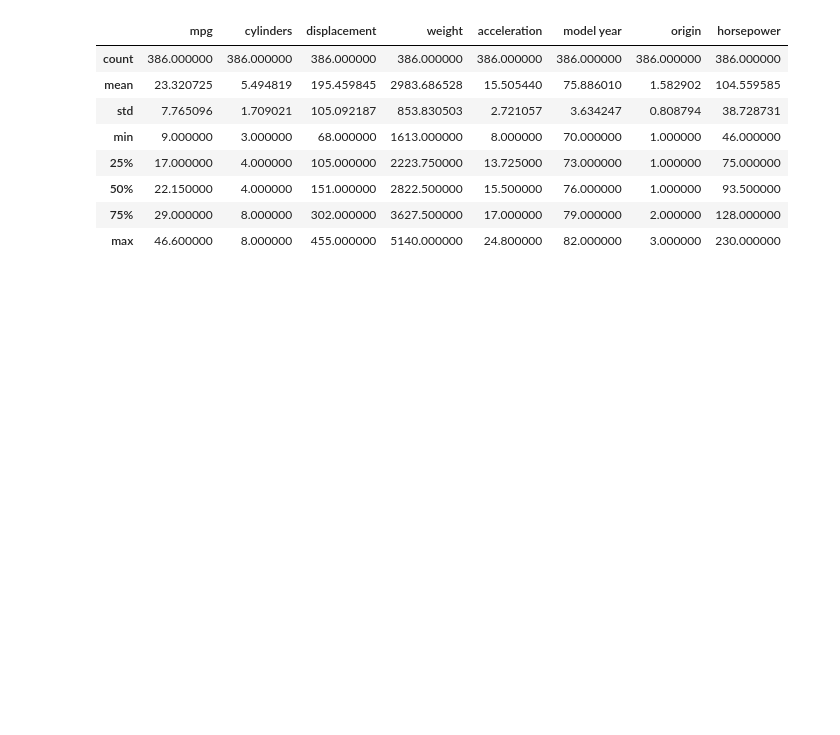
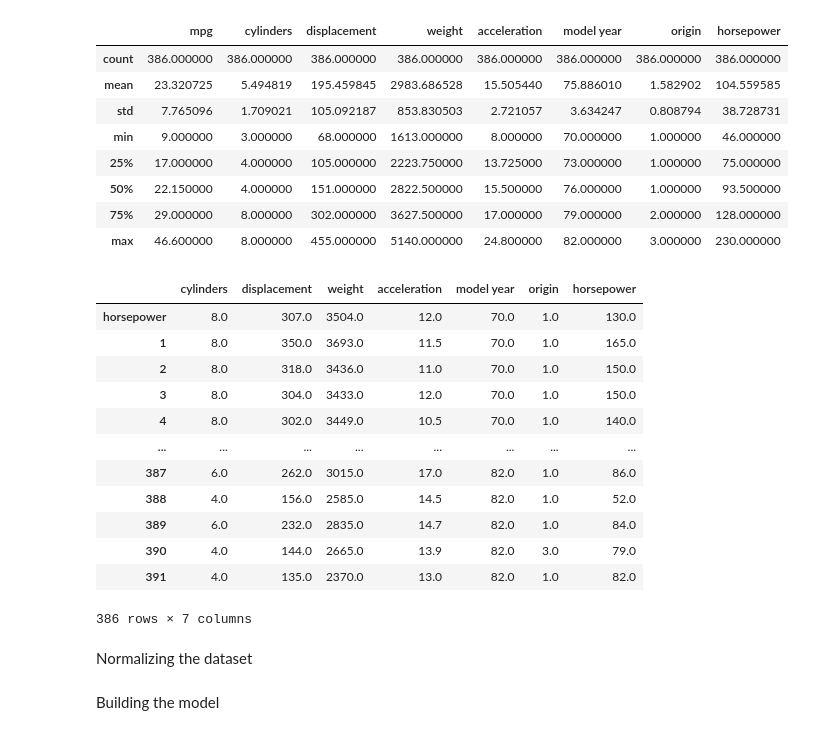
Before and after one commit to Satwikram/Deep-Learning-Implementations, a Jupyter notebook: Basic Regression/Fuel_Prediction.ipynb, the cells around one changed output. Drawn from its saved outputs; the diff is of its cells as text; code cells hidden in the pictures; blank space fills up the shorter version.

```diff
--- a/Basic Regression/Fuel_Prediction.ipynb
+++ b/Basic Regression/Fuel_Prediction.ipynb
@@ -293,0 +292,19 @@ dataset.describe()
+# %%
+x = dataset.drop('mpg', axis = 1)
+y = dataset['mpg']
+# %%
+x
+# %% [output]
+|  | cylinders | displacement | weight | acceleration | model year | origin | horsepower |
+| horsepower | 8.0 | 307.0 | 3504.0 | 12.0 | 70.0 | 1.0 | 130.0 |
+| 1 | 8.0 | 350.0 | 3693.0 | 11.5 | 70.0 | 1.0 | 165.0 |
+| 2 | 8.0 | 318.0 | 3436.0 | 11.0 | 70.0 | 1.0 | 150.0 |
+| 3 | 8.0 | 304.0 | 3433.0 | 12.0 | 70.0 | 1.0 | 150.0 |
+| 4 | 8.0 | 302.0 | 3449.0 | 10.5 | 70.0 | 1.0 | 140.0 |
+| ... | ... | ... | ... | ... | ... | ... | ... |
+| 387 | 6.0 | 262.0 | 3015.0 | 17.0 | 82.0 | 1.0 | 86.0 |
+| 388 | 4.0 | 156.0 | 2585.0 | 14.5 | 82.0 | 1.0 | 52.0 |
+| 389 | 6.0 | 232.0 | 2835.0 | 14.7 | 82.0 | 1.0 | 84.0 |
+| 390 | 4.0 | 144.0 | 2665.0 | 13.9 | 82.0 | 3.0 | 79.0 |
+| 391 | 4.0 | 135.0 | 2370.0 | 13.0 | 82.0 | 1.0 | 82.0 |
+386 rows × 7 columns
@@ -293,0 +315,2 @@ dataset.describe()
+# %% [markdown]
+Normalizing the dataset
@@ -293,0 +323,2 @@ dataset.describe()
+# %% [markdown]
+Building the model
```
Also changed, not shown: parts of 11 cells of this notebook.
